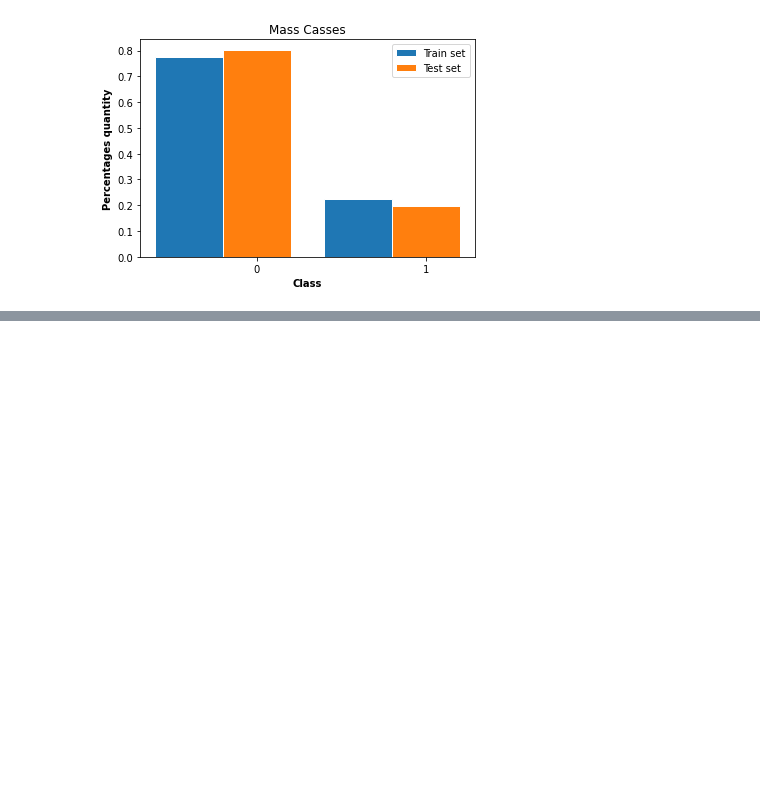
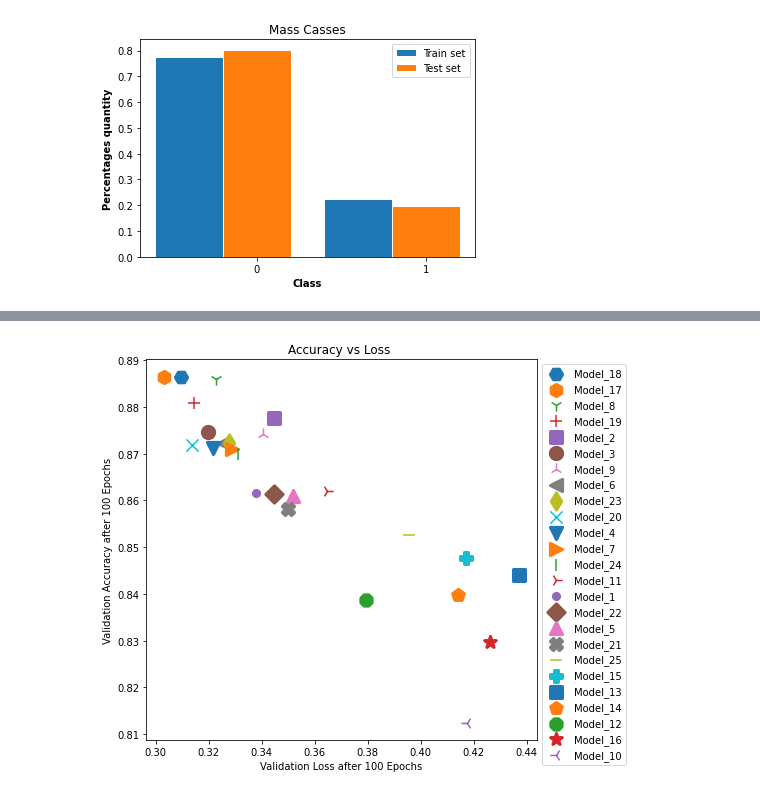
Before and after one commit to MarshaGomez/CNN-Medical-Imaging-Analysis, a Jupyter notebook: Code/Knowing_DDSM_dataset.ipynb, the cells around one changed output, grey strips where cells are left out. Cells and saved outputs as stored; diff of their text form; code cells hidden in the pictures; blank space fills up the shorter version.

```diff
--- a/Code/Knowing_DDSM_dataset.ipynb
+++ b/Code/Knowing_DDSM_dataset.ipynb
@@ -9,6 +9,7 @@ Mounted at /content/gdrive
 import matplotlib.pyplot as plt
 import matplotlib.image as img
 import numpy as np
+import pandas as pd
 import os
 
 
@@ -16,10 +17,17 @@ BATCH_SIZE = 20
 EPOCHS = 100
 
 base_path = "/content/gdrive/My Drive/Colab_Notebooks/CIDL/DL Project"
+
+MODEL_PATH = os.path.join(base_path, "models")
+PLOTS_PATH = os.path.join(base_path, "plots/Masses-Calcifications")
+RESULT_PATH = os.path.join(base_path, "results/Masses-Calcifications")
+
 train_img_path = os.path.join(base_path, "numpy data/train_tensor.npy")
 train_label_path = os.path.join(base_path, "numpy data/train_labels.npy")
 test_img_path = os.path.join(base_path, "numpy data/public_test_tensor.npy")
 test_label_path = os.path.join(base_path, "numpy data/public_test_labels.npy")
 
-MODEL_PATH = os.path.join(base_path, "models")
-PLOTS_PATH = os.path.join(base_path, "plots/Masses-Calcifications")
+
+file_path = os.path.join(RESULT_PATH, "results-CM.csv")
+
+print("Done")
@@ -365,0 +436,4 @@ plt.show()
+# %%
+data = pd.read_csv(file_path)
+data.sort_values(by=['mean_val_acc'], ascending=False, inplace=True)
+data.head()
@@ -365,0 +447,20 @@ plt.show()
+# %%
+markers=[".",",","o","v","^","<",">","1","2","3","4","8","s","p","P","*","h","H","+","x","X","D","d","|","_"]
+
+plt.figure(figsize=(7,7))
+for row in data.itertuples():
+  if row.Index <= 24:
+    plt.scatter(row.mean_val_loss, row.mean_val_acc, label=row.name, marker=markers[row.Index], s=150, linewidths=3)
+
+
+plt.xlabel('Validation Loss after 100 Epochs')
+plt.ylabel('Validation Accuracy after 100 Epochs')
+plt.title('Accuracy vs Loss ')
+
+# Move legend out of the plot
+plt.legend(bbox_to_anchor=(1, 1), loc='best')
+
+plt.savefig(os.path.join(PLOTS_PATH, "smc-accuracy-loss.png"))
+plt.show()
+# %% [output]
+[figure, added]
```
Also changed, not shown: parts of 4 cells of this notebook.
